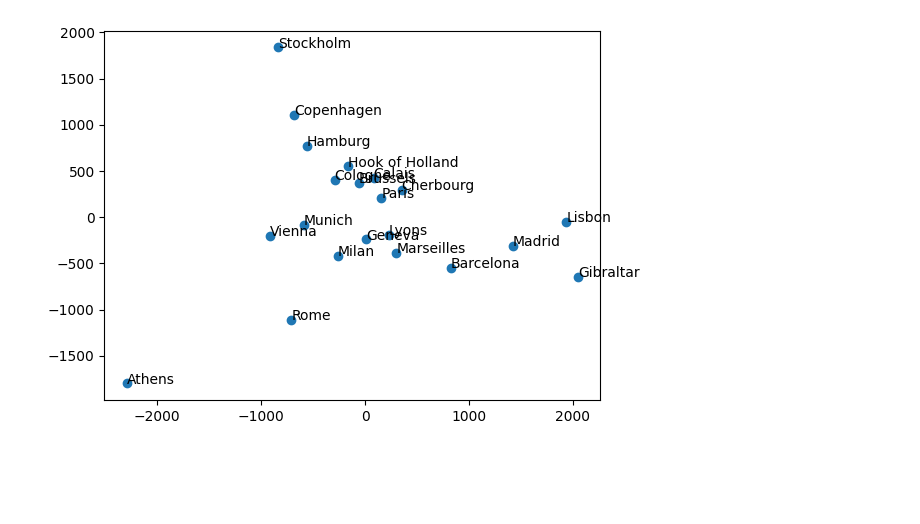
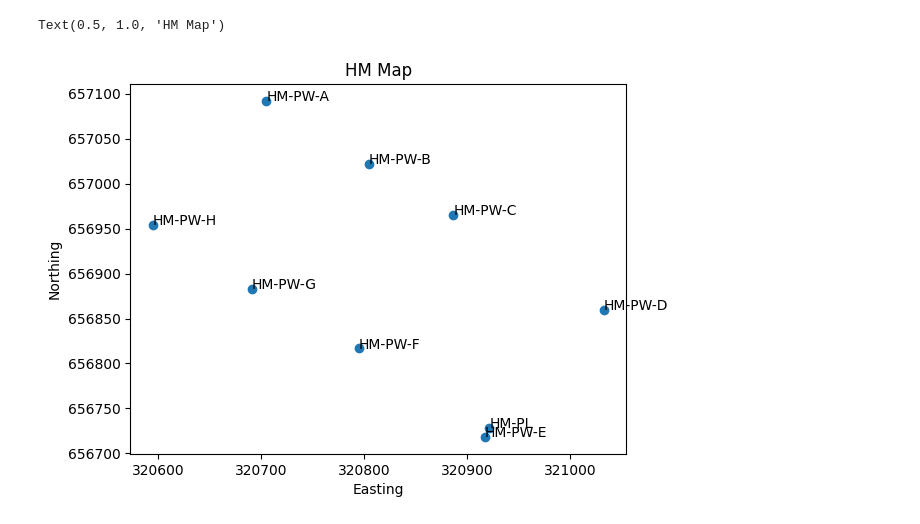
Before and after one commit to polimatt/MChem, a Jupyter notebook: multivariate_analysis/pcnm.ipynb, the cells around one changed output. Drawn from its saved outputs; the diff is of its cells as text; code cells hidden in the pictures; blank space fills up the shorter version.

```diff
--- a/multivariate_analysis/pcnm.ipynb
+++ b/multivariate_analysis/pcnm.ipynb
@@ -224,5 +0,0 @@ for i in range(len(labels)):
-# %%
-eigenvalues, eigenvectors, V_T = PCoA(HM_neighb_matr,r=9)
-for i in range(len(labels)):
-    plt.scatter(V_T[i,0],V_T[i,1])
-    plt.text(V_T[i,0],V_T[i,1],labels[i])
@@ -328,6 +0,0 @@ else:
-# %%
-dist = np.zeros_like(matrix)
-
-for i in range(len(labels)):
-    for j in range(len(labels)):
-        dist[i,j] = np.linalg.norm(new[:,i]-new[:,j])
@@ -394,11 +0,0 @@ city[1]
-# %%
-mds_2d = MDS(n_components=2, dissimilarity='precomputed').fit_transform(D)
-
-
-plt.scatter(mds_2d[:,0], mds_2d[:,1], color='red')
-for i in range(len(city)):
-    plt.text(mds_2d[i,0], mds_2d[i,1], city[i])
-
-plt.xlabel('MDS axis 1')
-plt.ylabel('MDS axis 2')
-plt.show()
@@ -501,6 +0,0 @@ eigvals,coordinates,proportion_explained = skbio_pcoa(D.astype(float))
-# %%
-plt.scatter(coordinates[:,0],coordinates[:,1])
-for i in range(len(city)):
-    plt.text(coordinates[i,0], coordinates[i,1], city[i])
-# %% [output]
-[figure, removed]
@@ -506,0 +25,15 @@ for i in range(len(city)):
+# %%
+fig_HM_map, ax_HM_map = plt.subplots()
+x = 'Easting'
+y = 'Northing'
+ax_HM_map.scatter(HM_coord_df[x],HM_coord_df[y])
+
+for i in range(len(HM_coord_df)):
+    ax_HM_map.text(HM_coord_df[x].to_numpy()[i],HM_coord_df[y].to_numpy()[i],HM_coord_df['field_1'].to_numpy()[i])
+
+ax_HM_map.set_xlabel(x)
+ax_HM_map.set_ylabel(y)
+ax_HM_map.set_title('HM Map')
+# %% [output]
+Text(0.5, 1.0, 'HM Map')
+[figure, added]
```
Also changed, not shown: parts of 59 cells of this notebook, 5 other files.
